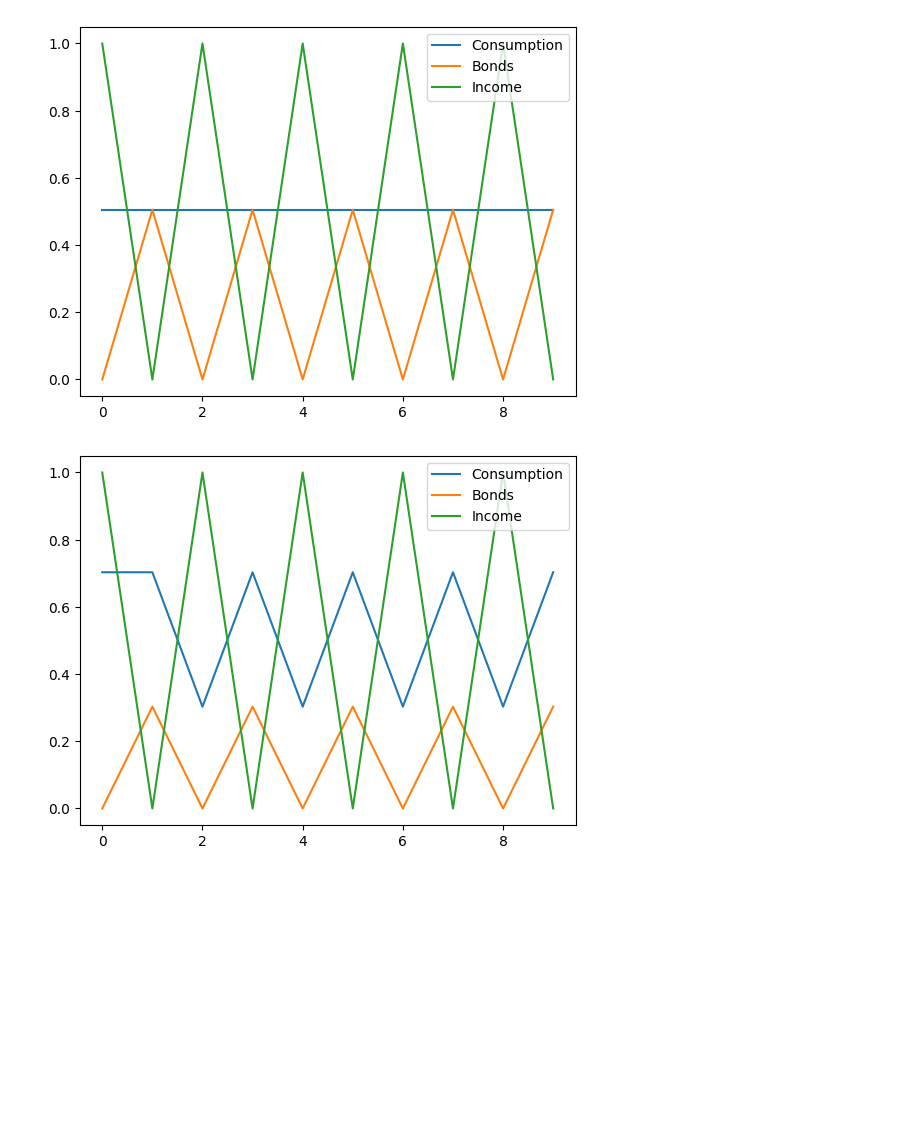
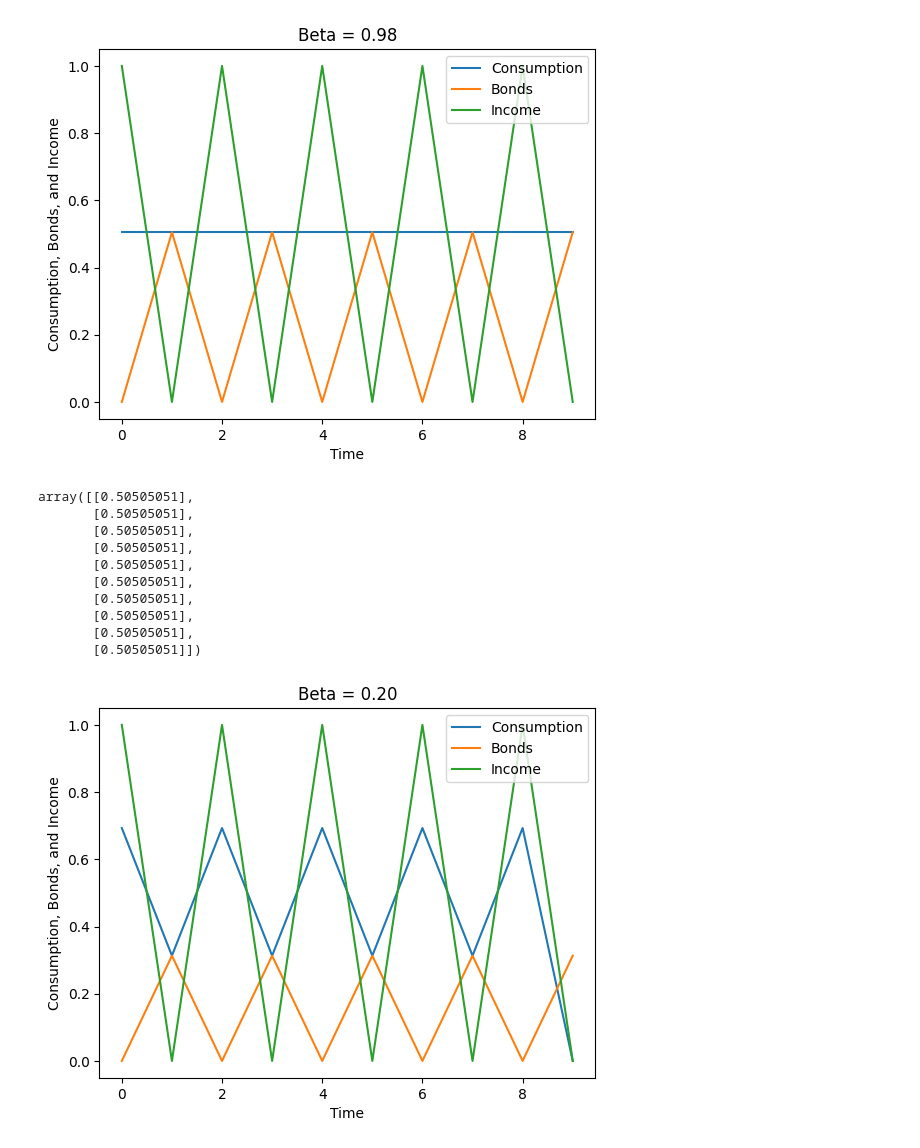
Before and after one commit to TomRutter42/Macro, a Jupyter notebook: SeasonalProblem.ipynb, the cells around one changed output. Drawn from its saved outputs; the diff is of its cells as text; code cells hidden in the pictures; blank space fills up the shorter version.

```diff
--- a/SeasonalProblem.ipynb
+++ b/SeasonalProblem.ipynb
@@ -10,7 +10,7 @@ sigma = 0.5
 T = 10
 # %%
 # define grid A
-b_max = 10
+b_max = 1
 # b_grid = np.linspace(0, b_max, num = b_max * 10 + 1)
 b_grid = np.linspace(0, b_max, num = 100)
 # %%
@@ -77,34 +77,52 @@ for t in range(T-2, -1, -1):
         V[t, i] = TwoPeriodUtility(b, b_prime_opt, t)
         # Find the value of C for each b
         C[t, i] = cons(b, y[t], b_prime_opt)
         # Find the value of B for each b
         B[t, i] = b_prime_opt
 
 # Find the optimal path of bond holdings, starting with bonds b0
 b0 = 0
 b_opt = np.zeros((T, 1))
 b_opt[0] = b0
 for t in range(1, T):
     i = np.where(b_grid == b_opt[t-1])[0][0]
     b_opt[t] = B[t-1, i]
 
 
 # Find the optimal path of consumption, starting with bonds b0
 c_opt = np.zeros((T, 1))
 c_opt[0] = cons(b0, y[0], b_opt[1])
 for t in range(1, T):
     i = np.where(b_grid == b_opt[t-1])[0][0]
     c_opt[t] = C[t-1, i]
 
 # Plot the path of consumption, the path of bond holdings,
 # and the path of income all on the same graph.
 plt.plot(c_opt, label = 'Consumption')
 plt.plot(b_opt, label = 'Bonds')
 plt.plot(y, label = 'Income')
 plt.legend()
+## Add a title
+plt.title('Beta = 0.98')
+## Add an x-axis label
+plt.xlabel('Time')
+## Add a y-axis label
+plt.ylabel('Consumption, Bonds, and Income')
 plt.show()
+
+c_opt
 # %% [output]
-[figure, old version]
+[figure, new version]
+array([[0.50505051],
+       [0.50505051],
+       [0.50505051],
+       [0.50505051],
+       [0.50505051],
+       [0.50505051],
+       [0.50505051],
+       [0.50505051],
+       [0.50505051],
+       [0.50505051]])
 # %%
 # define parameters
 beta = 0.2
@@ -184,9 +202,8 @@ for t in range(1, T):
 # Find the optimal path of consumption, starting with bonds b0
 c_opt = np.zeros((T, 1))
 c_opt[0] = cons(b0, y[0], b_opt[1])
-for t in range(1, T):
-    i = np.where(b_grid == b_opt[t-1])[0][0]
-    c_opt[t] = C[t-1, i]
+for t in range(1, T-1):
+    c_opt[t] = cons(b_opt[t], y[t], b_opt[t+1])
 
 # Plot the path of consumption, the path of bond holdings,
 # and the path of income all on the same graph.
@@ -194,6 +211,12 @@ plt.plot(c_opt, label = 'Consumption')
 plt.plot(b_opt, label = 'Bonds')
 plt.plot(y, label = 'Income')
 plt.legend()
+## Add a title
+plt.title('Beta = 0.20')
+## Add an x-axis label
+plt.xlabel('Time')
+## Add a y-axis label
+plt.ylabel('Consumption, Bonds, and Income')
 plt.show()
 # %% [output]
-[figure, old version]
+[figure, new version]
```
